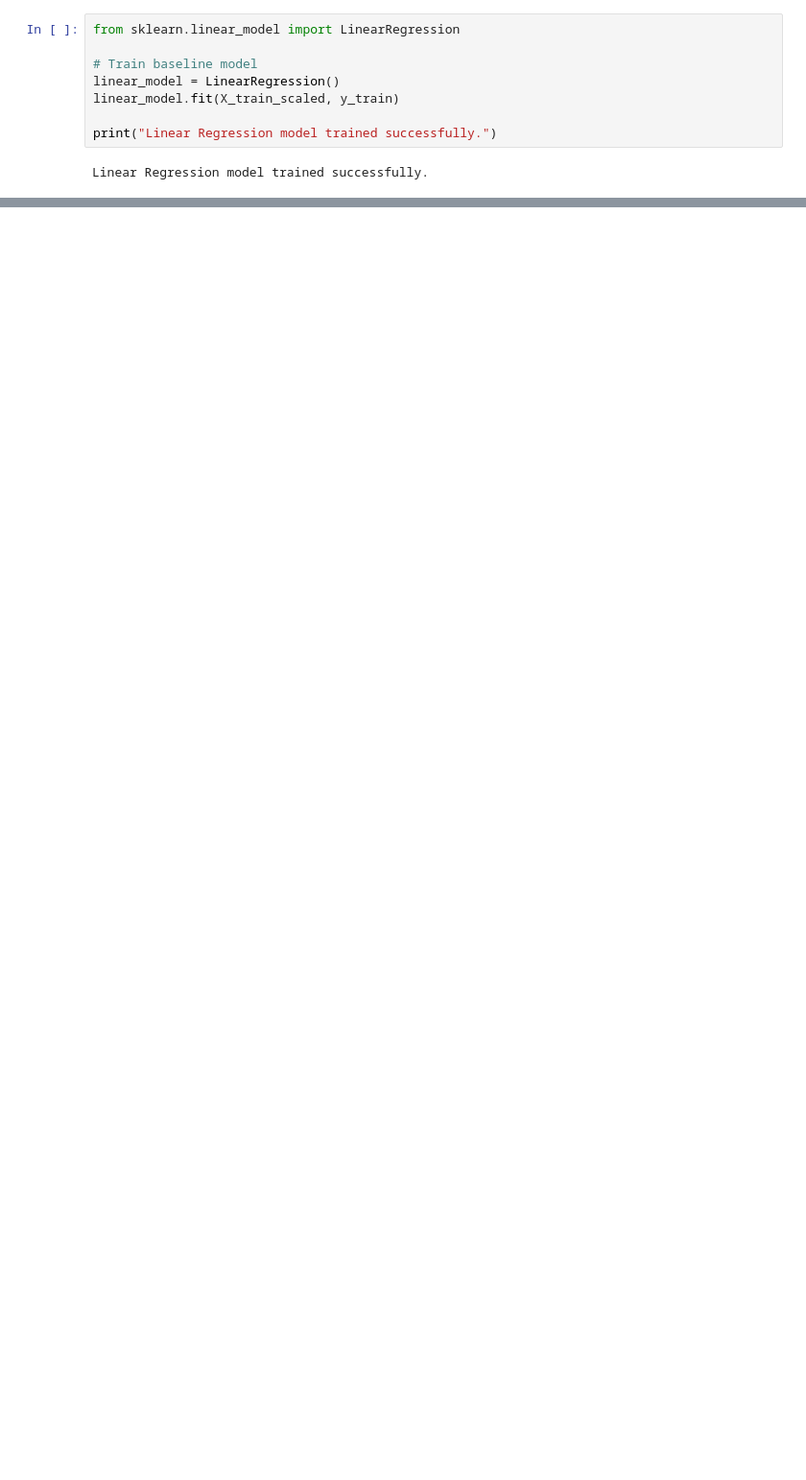
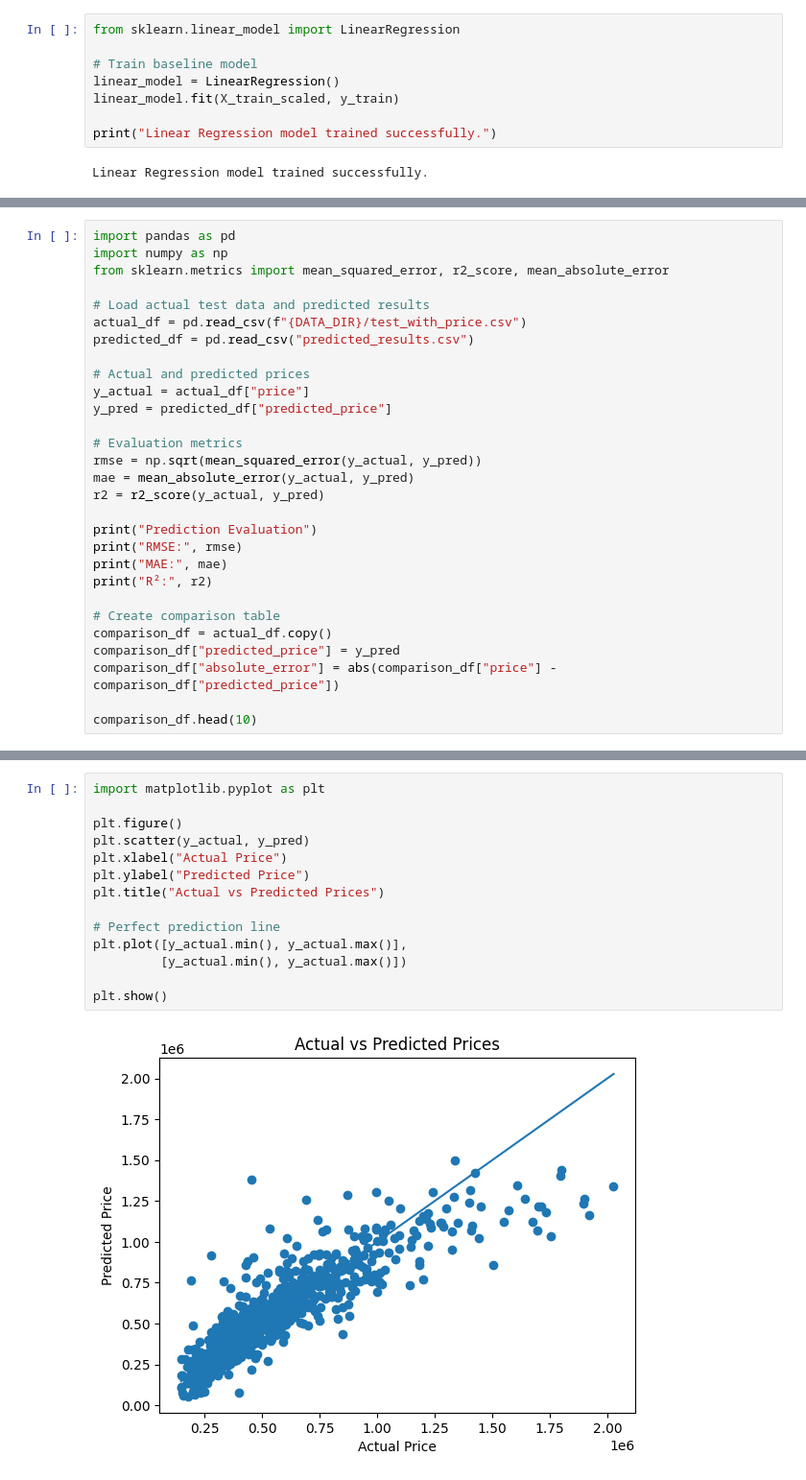
Before and after one commit to SabahAfroz/team115_hpp, a Jupyter notebook: HPP_MLP.ipynb, the cells around one changed output, grey strips where cells are left out. Shown at 96% size. Cells and saved outputs as stored; diff of their text form; blank space fills up the shorter version.

Commit message:
Final model and results

```diff
--- a/HPP_MLP.ipynb
+++ b/HPP_MLP.ipynb
@@ -144,0 +302,29 @@ print("MLP model trained successfully.")
+# %%
+import pandas as pd
+import numpy as np
+from sklearn.metrics import mean_squared_error, r2_score, mean_absolute_error
+
+# Load actual test data and predicted results
+actual_df = pd.read_csv(f"{DATA_DIR}/test_with_price.csv")
+predicted_df = pd.read_csv("predicted_results.csv")
+
+# Actual and predicted prices
+y_actual = actual_df["price"]
+y_pred = predicted_df["predicted_price"]
+
+# Evaluation metrics
+rmse = np.sqrt(mean_squared_error(y_actual, y_pred))
+mae = mean_absolute_error(y_actual, y_pred)
+r2 = r2_score(y_actual, y_pred)
+
+print("Prediction Evaluation")
+print("RMSE:", rmse)
+print("MAE:", mae)
+print("R²:", r2)
+
+# Create comparison table
+comparison_df = actual_df.copy()
+comparison_df["predicted_price"] = y_pred
+comparison_df["absolute_error"] = abs(comparison_df["price"] - comparison_df["predicted_price"])
+
+comparison_df.head(10)
@@ -144,0 +347,16 @@ print("MLP model trained successfully.")
+# %%
+import matplotlib.pyplot as plt
+
+plt.figure()
+plt.scatter(y_actual, y_pred)
+plt.xlabel("Actual Price")
+plt.ylabel("Predicted Price")
+plt.title("Actual vs Predicted Prices")
+
+# Perfect prediction line
+plt.plot([y_actual.min(), y_actual.max()],
+         [y_actual.min(), y_actual.max()])
+
+plt.show()
+# %% [output]
+[figure, added]
```
Also changed, not shown: parts of 12 cells of this notebook, 2 other files.
